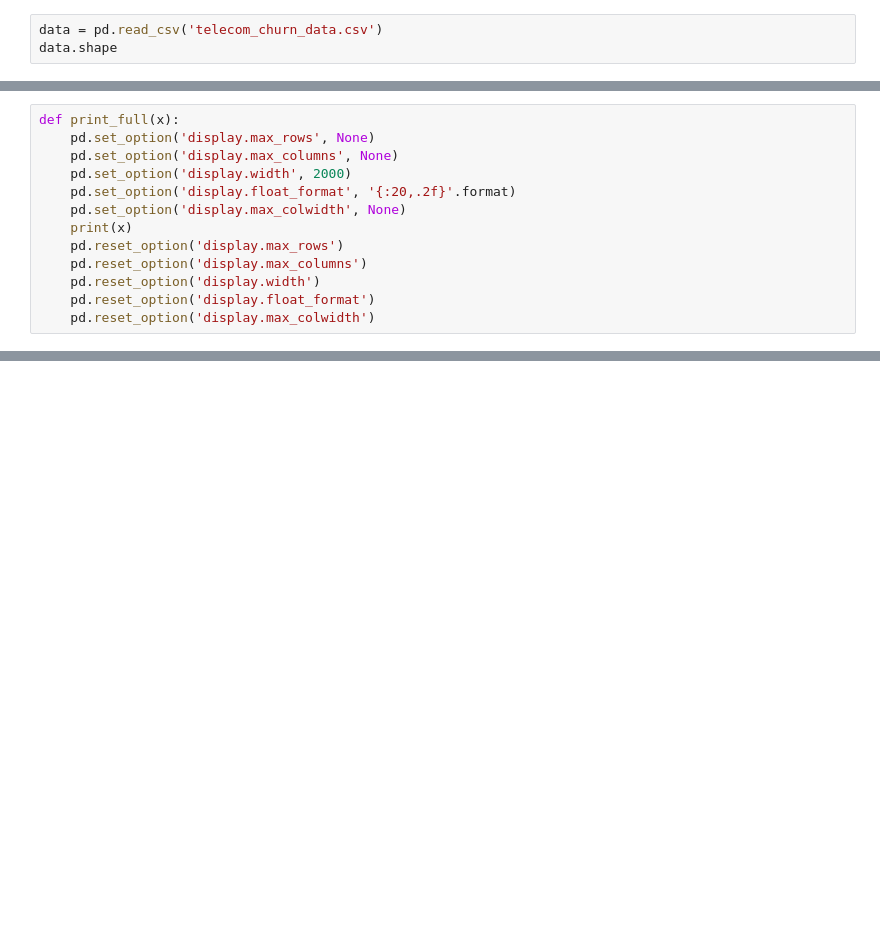
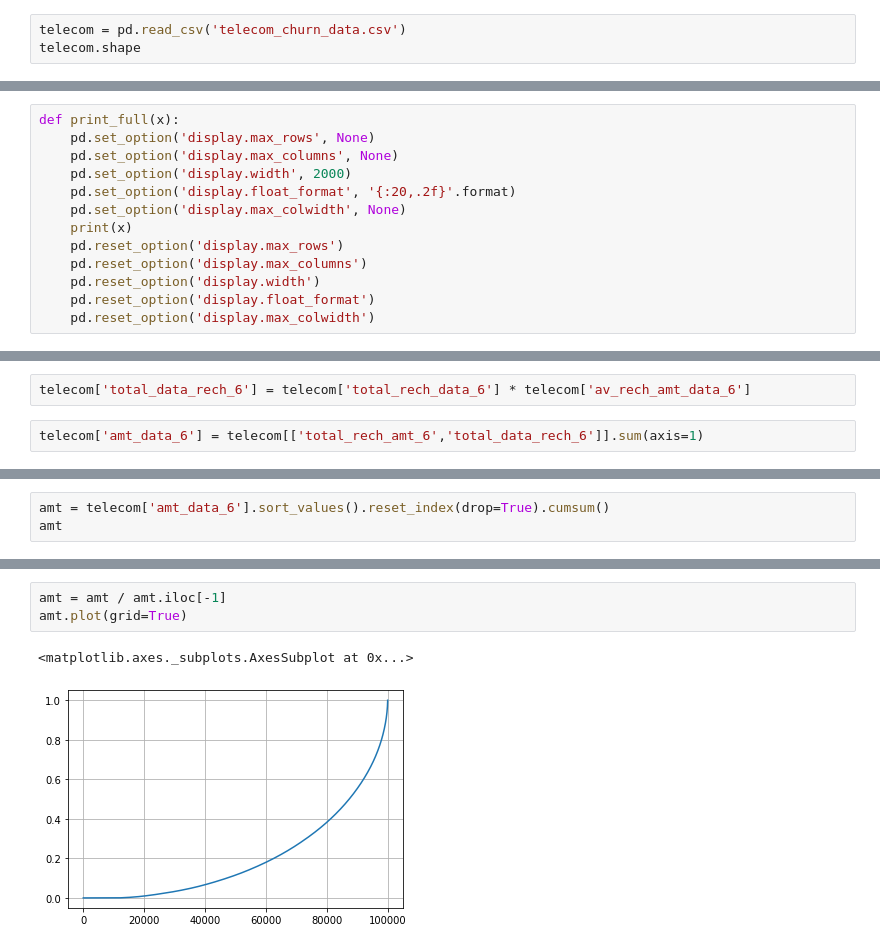
Before and after one commit to Crayon-ShinChan/ids-project, a Jupyter notebook: telecom_large/telecom_large.ipynb, the cells around one changed output, grey strips where cells are left out. Saved outputs shown, nothing was run; the diff lists cells and outputs as text; blank space fills up the shorter version.

```diff
--- a/telecom_large/telecom_large.ipynb
+++ b/telecom_large/telecom_large.ipynb
@@ -3,6 +4,6 @@ import pandas as pd
 # %%
-data = pd.read_csv('telecom_churn_data.csv')
-data.shape
+telecom = pd.read_csv('telecom_churn_data.csv')
+telecom.shape
 # %% [output]
 (99999, 226)
 # %%
@@ -104,0 +94,4 @@ list(data.columns)
+# %%
+telecom['total_data_rech_6'] = telecom['total_rech_data_6'] * telecom['av_rech_amt_data_6']
+# %%
+telecom['amt_data_6'] = telecom[['total_rech_amt_6','total_data_rech_6']].sum(axis=1)
@@ -104,0 +116,3 @@ list(data.columns)
+# %%
+amt = telecom['amt_data_6'].sort_values().reset_index(drop=True).cumsum()
+amt
@@ -104,0 +132,6 @@ list(data.columns)
+# %%
+amt = amt / amt.iloc[-1]
+amt.plot(grid=True)
+# %% [output]
+<matplotlib.axes._subplots.AxesSubplot at 0x...>
+[figure, added]
```
Also changed, not shown: parts of 14 cells of this notebook.
